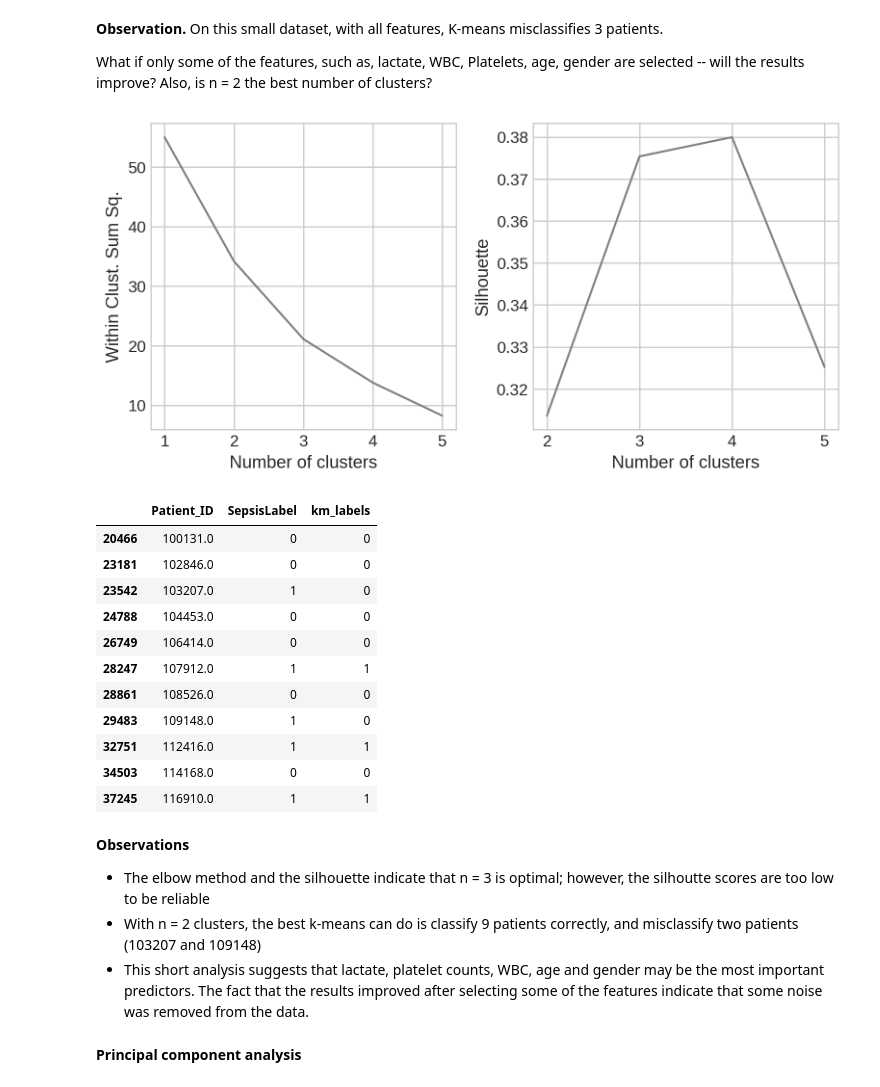
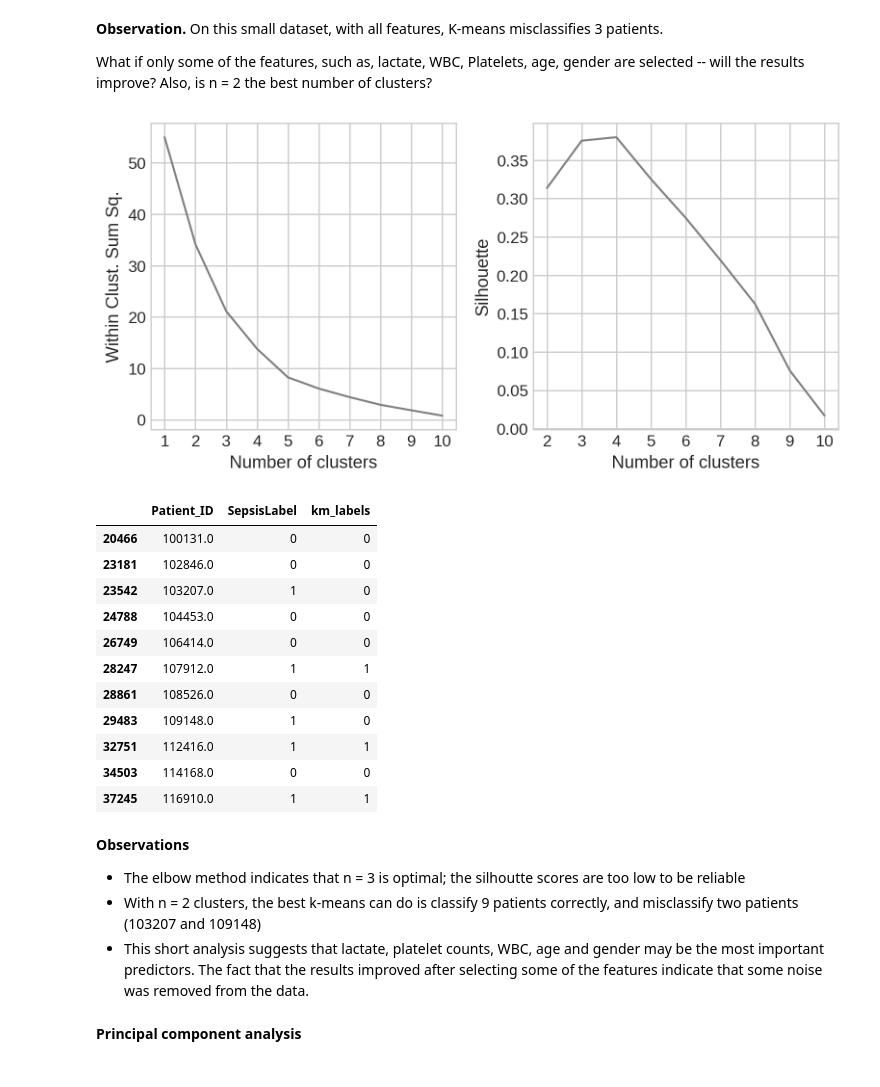
Before and after one commit to ais0219/EDA_projects, a Jupyter notebook: EDA_sepsis_kaggle.ipynb, the cells around one changed output. Drawn from its saved outputs; the diff is of its cells as text; code cells hidden in the pictures.

```diff
--- a/EDA_sepsis_kaggle.ipynb
+++ b/EDA_sepsis_kaggle.ipynb
@@ -204,7 +231,7 @@ def feature_lineplots(feature, data):
 # %% [markdown]
 The dataset is provided as ARFF (Attribute-Relation File Format), a text file format developed by the University of Waikato and used by the Weka machine learning software to store datasets. The dataset was downloaded and stored locally.
 # %%
-file = '.../dataset_sepsis_1.arff'
+file = 'dataset_sepsis_1.arff'
 # %%
 from scipy.io import arff
 data_raw =arff.loadarff(file)
@@ -687,35 +717,35 @@ k_means = KMeans(n_clusters=2, init='k-means++', n_init=20, random_state = 1)
 k_means.fit(X)
 labels = k_means.labels_
 clustering_results['km_labels'] = labels.tolist()
 
 from sklearn.metrics import silhouette_score
 sse = []
 silh = []
-clusters = np.arange(1,6)
+clusters = np.arange(1,11)
 kmeans_kwargs ={'init':'k-means++', 'n_init': 20, 'random_state': 1}
 for k in clusters:
     k_means = KMeans(n_clusters=k, **kmeans_kwargs)
     k_means.fit(X)
     sse.append(k_means.inertia_)
     if k > 1:
         silh.append(silhouette_score(X, k_means.labels_, metric='euclidean'))
 
 # Visualize results
 fig, axs = plt.subplots(1,2, figsize=(8,4))
 axs[0].plot(clusters, sse, color = 'grey')
 axs[0].set_xlabel("Number of clusters")
 axs[0].set_ylabel("Within Clust. Sum Sq.")
 axs[0].set_xticks(clusters)
 axs[1].plot(clusters[1:], silh, color = 'grey')
 axs[1].set_xlabel('Number of clusters')
 axs[1].set_ylabel('Silhouette')
 axs[1].set_xticks(clusters[1:])
 plt.tight_layout()
 plt.show()
 
 clustering_results
 # %% [output]
-[figure, old version]
+[figure, new version]
 |  | Patient_ID | SepsisLabel | km_labels |
 | 20466 | 100131.0 | 0 | 0 |
 | 23181 | 102846.0 | 0 | 0 |
@@ -731,7 +761,7 @@ clustering_results
 # %% [markdown]
 **Observations**
 
-* The elbow method and the silhouette indicate that n = 3 is optimal; however, the silhoutte scores are too low to be reliable
+* The elbow method indicates that n = 3 is optimal; the silhoutte scores are too low to be reliable
 * With n = 2 clusters, the best k-means can do is classify 9 patients correctly, and misclassify two patients (103207 and 109148)
 * This short analysis suggests that lactate, platelet counts, WBC, age and gender may be the most important predictors. The fact that the results improved after selecting some of the features indicate that some noise was removed from the data.
 # %% [markdown]
```
Also changed, not shown: parts of 15 cells of this notebook.
